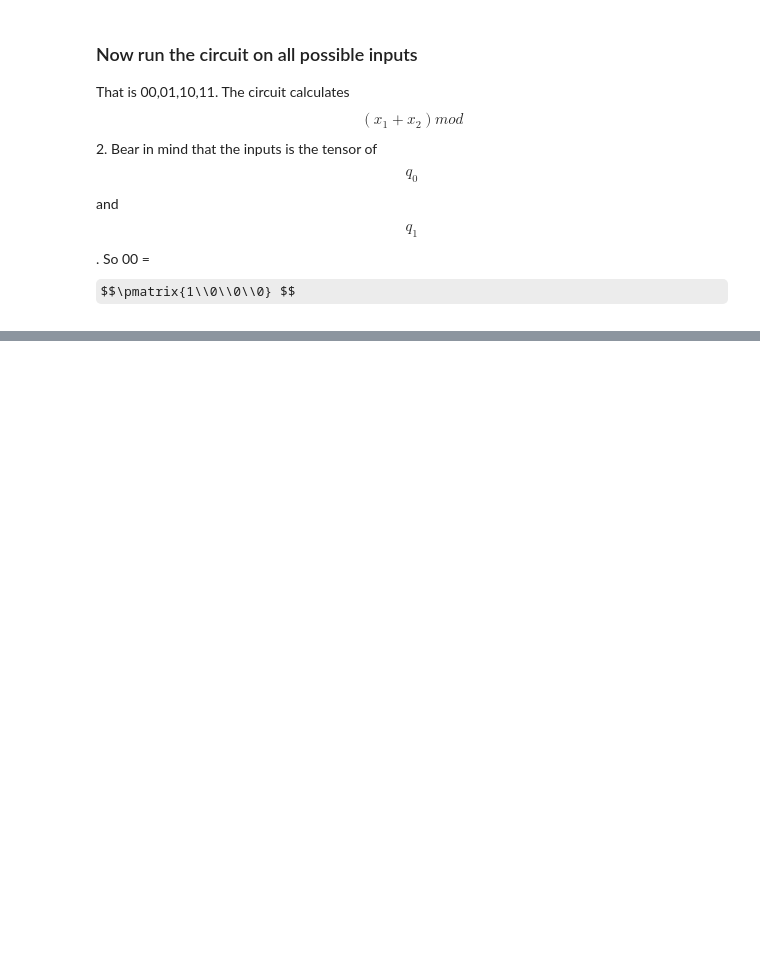
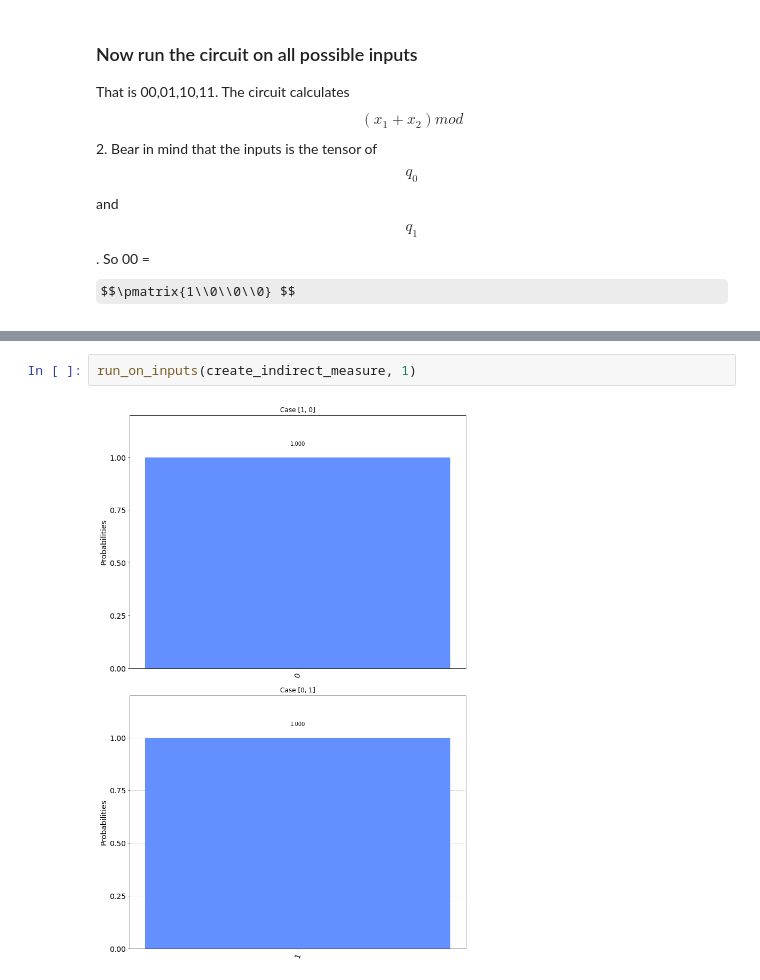
Before and after one commit to eginez/qiskit-exp, a Jupyter notebook: src/qiskitOne.ipynb, the cells around one changed output, grey strips where cells are left out. Cells and saved outputs as stored; diff of their text form; some formulas as TeX source; blank space fills up the shorter version.

```diff
--- a/src/qiskitOne.ipynb
+++ b/src/qiskitOne.ipynb
@@ -49,0 +90,4 @@ for i in range(0,N):
+# %%
+run_on_inputs(create_indirect_measure, 1)
+# %% [output]
+[figure, added]
```
Also changed, not shown: parts of 14 cells of this notebook.
